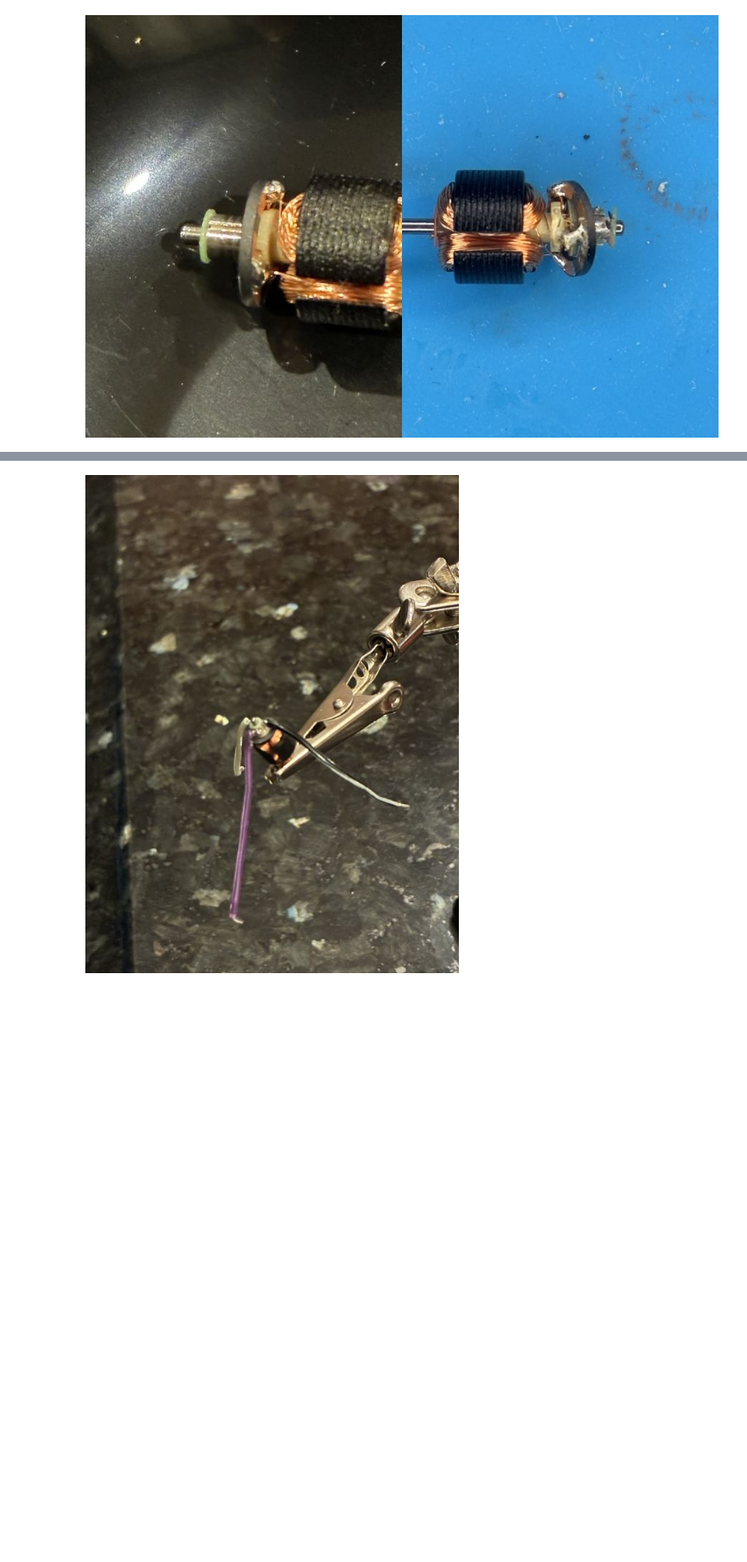
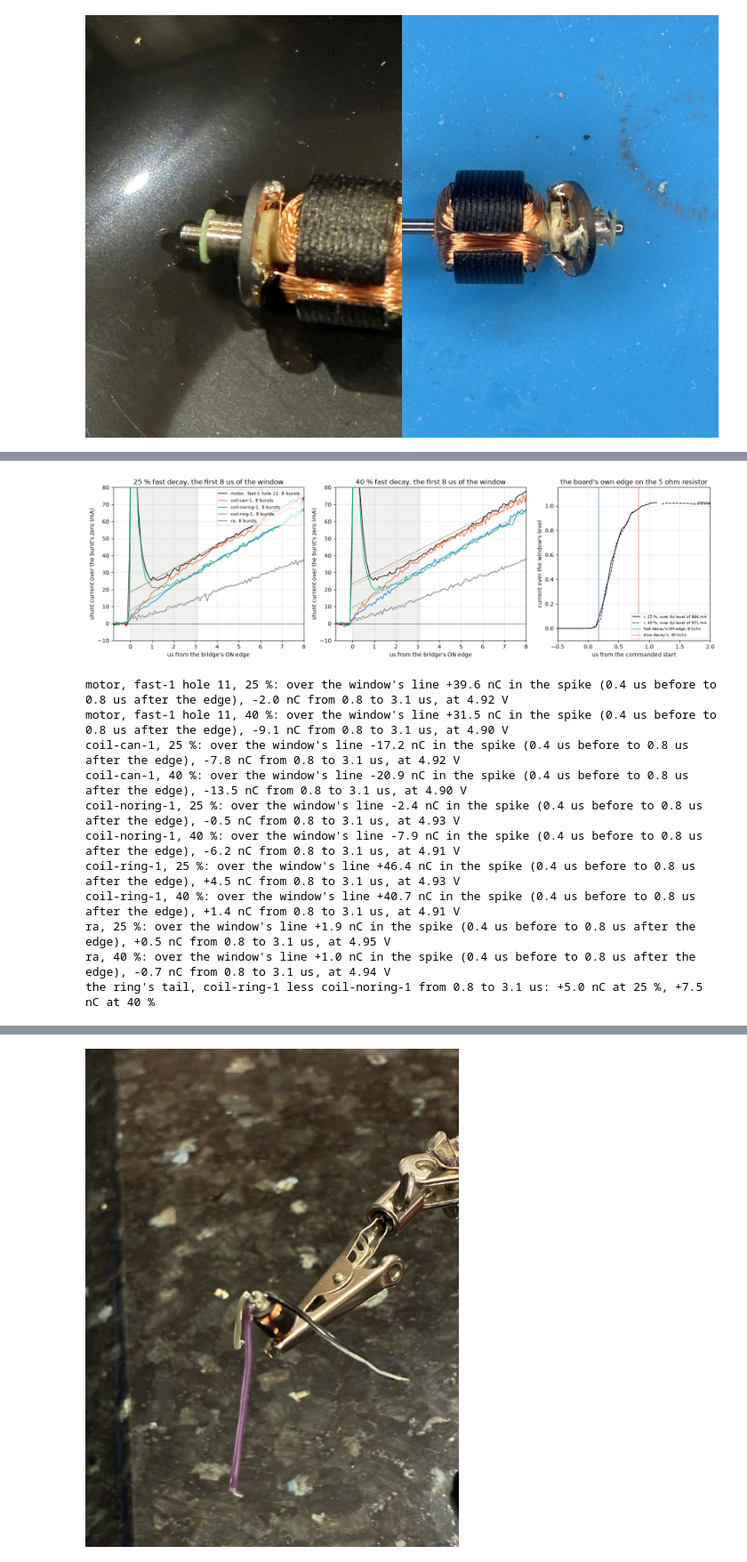
Before and after one commit to OpenServoCore/notebooks, a Jupyter notebook: stages/2-motor/teardown/teardown.ipynb, the cells around one changed output, grey strips where cells are left out. Shown at 89% size. Saved outputs shown, nothing was run; the diff lists cells and outputs as text; code cells hidden in the pictures; blank space fills up the shorter version.

```diff
--- a/stages/2-motor/teardown/teardown.ipynb
+++ b/stages/2-motor/teardown/teardown.ipynb
@@ -84,6 +100,8 @@ From stage 0 the thermocouple's correction. From stage 1 the current-scale and t
 TCPL = results.read("0-instruments", "thermocouple")                    # the thermocouple's offset and slope against ice and boiling water
 CS = results.read("1-board", "current-scale", pair=BOARD.key)           # counts per amp and the in-drive offset over the lap's own zero
 TC = results.read("1-board", "terminal-chain", pair=BOARD.key)          # counts per volt of tap difference and its offset
+ST = results.read("1-board", "sample-timing", pair=BOARD.key)           # the bridge's edge lags in slow decay
+BSR = results.read("1-board", "bridge-states", pair=BOARD.key)          # the resistor and inductor controls' DC R and L
 RR = results.read("2-motor", "rest-resistance", pair=MOTOR.key)         # the terminal resistance on the meter and at an amp
 IND = results.read("2-motor", "inductance", pair=MOTOR.key)             # the spike and the step at the ON edge
 BEMF = results.read("2-motor", "bemf-coast", pair=MOTOR.key)            # the reading term and the spinning edges
@@ -629,0 +1124,68 @@ The rotor was held by its shaft in a helping hand's clip with 1 to 2 mm of air b
+# %%
+LOOK = {"motor, fast-1 hole 11": INK, "coil-can-1": ORANGE, "coil-noring-1": BLUE, "coil-ring-1": "#1baf7a", "ra": MUTED}
+LOOK_FOLDS = {name: {p: data_fold(SETS[name] if name in SETS else CONTROLS[name], p) for p in (25, 40)} for name in LOOK}
+
+
+def window_line(f):
+    # the line through the window from about 3 us after the ON edge to 20 ticks before the OFF edge
+    on, off = -f["half"] + ON_LAG, f["half"] + OFF_LAG
+    sel = (f["x"] > on + 151) & (f["x"] < off - 20) & np.isfinite(f["y"])
+    return np.polyfit(f["x"][sel], f["y"][sel], 1)
+
+
+def charge(f, a, b):
+    # the fold over the window's line, summed over ticks a to b from the ON edge, in nC (mA x us)
+    on = -f["half"] + ON_LAG
+    ln = window_line(f)
+    sel = (f["x"] >= on + a) & (f["x"] < on + b) & np.isfinite(f["y"])
+    return float(np.sum(f["y"][sel] - np.polyval(ln, f["x"][sel])) * 4 / TPU)
+
+
+fig, ax = plt.subplots(1, 3, figsize=(16, 4.8), gridspec_kw={"width_ratios": [1, 1, 0.8]})
+for j, pct in enumerate((25, 40)):
+    for name, col in LOOK.items():
+        f = LOOK_FOLDS[name][pct]
+        on = -f["half"] + ON_LAG
+        t = (f["x"] - on) / TPU                                         # us from the bridge's ON edge
+        ok = np.isfinite(f["y"])
+        ax[j].plot(t[ok], f["y"][ok], "-", lw=1.3, color=col, label=f"{name}, {f['nb']} bursts")
+        tt = np.linspace(0, 8, 50)
+        ax[j].plot(tt, np.polyval(window_line(f), on + tt * TPU), ":", lw=1.1, color=col)   # the window's line read back to the edge
+    ax[j].axvspan(0, 150 / TPU, color=MUTED, alpha=0.12)
+    ax[j].axhline(0, color=INK, lw=0.5)
+    ax[j].set_xlim(-0.8, 8); ax[j].set_ylim(-10, 80)
+    ax[j].set_xlabel("us from the bridge's ON edge"); ax[j].set_ylabel("shunt current over the burst's zero (mA)")
+    ax[j].set_title(f"{pct} % fast decay, the first 8 us of the window"); ax[j].grid(alpha=0.3)
+ax[0].legend(fontsize=8, loc="upper right")
+for pct, ls in ((25, "-"), (40, "--")):
+    f = CAL_FOLDS[("r", pct)]
+    t = (f["x"] + f["half"]) / TPU                                      # us from the commanded start
+    level = np.nanmedian(f["y"][(f["x"] > -f["half"] + 150) & (f["x"] < f["half"] - 20)])
+    ax[2].plot(t, f["y"] / level, ls, lw=1.2, color=INK, label=f"r, {pct} %, over its level of {level:.0f} mA")
+ax[2].axvline(ON_LAG / TPU, color=BLUE, lw=1, label=f"fast decay's ON edge, {ON_LAG} ticks")
+ax[2].axvline(SLOW_ON_LAG / TPU, color=ORANGE, lw=1, label=f"slow decay's, {SLOW_ON_LAG:.0f} ticks")
+ax[2].set_xlim(-0.5, 2); ax[2].set_ylim(-0.1, 1.15)
+ax[2].set_xlabel("us from the commanded start"); ax[2].set_ylabel("current over the window's level")
+ax[2].set_title("the board's own edge on the 5 ohm resistor"); ax[2].legend(fontsize=7, loc="lower right"); ax[2].grid(alpha=0.3)
+plt.tight_layout(); plt.show()
+
+Q = pd.DataFrame([{"set": name, "pct": pct, "spike_nc": charge(LOOK_FOLDS[name][pct], -20, 40), "tail_nc": charge(LOOK_FOLDS[name][pct], 40, 150),
+                   "v_on": LOOK_FOLDS[name][pct]["v_on"]} for name in LOOK for pct in (25, 40)]).set_index(["set", "pct"])
+for (name, pct), r in Q.iterrows():
+    print(f"{name}, {pct} %: over the window's line {r['spike_nc']:+.1f} nC in the spike (0.4 us before to 0.8 us after the edge), "
+          f"{r['tail_nc']:+.1f} nC from 0.8 to 3.1 us, at {r['v_on']:.2f} V")
+RING_TAIL = {p: Q.loc[("coil-ring-1", p), "tail_nc"] - Q.loc[("coil-noring-1", p), "tail_nc"] for p in (25, 40)}
+print("the ring's tail, coil-ring-1 less coil-noring-1 from 0.8 to 3.1 us:", ", ".join(f"{v:+.1f} nC at {p} %" for p, v in RING_TAIL.items()))
+# %% [output]
+[figure, added]
+motor, fast-1 hole 11, 25 %: over the window's line +39.6 nC in the spike (0.4 us before to 0.8 us after the edge), -2.0 nC from 0.8 to 3.1 us, at 4.92 V
+motor, fast-1 hole 11, 40 %: over the window's line +31.5 nC in the spike (0.4 us before to 0.8 us after the edge), -9.1 nC from 0.8 to 3.1 us, at 4.90 V
+coil-can-1, 25 %: over the window's line -17.2 nC in the spike (0.4 us before to 0.8 us after the edge), -7.8 nC from 0.8 to 3.1 us, at 4.92 V
+coil-can-1, 40 %: over the window's line -20.9 nC in the spike (0.4 us before to 0.8 us after the edge), -13.5 nC from 0.8 to 3.1 us, at 4.90 V
+coil-noring-1, 25 %: over the window's line -2.4 nC in the spike (0.4 us before to 0.8 us after the edge), -0.5 nC from 0.8 to 3.1 us, at 4.93 V
+coil-noring-1, 40 %: over the window's line -7.9 nC in the spike (0.4 us before to 0.8 us after the edge), -6.2 nC from 0.8 to 3.1 us, at 4.91 V
+coil-ring-1, 25 %: over the window's line +46.4 nC in the spike (0.4 us before to 0.8 us after the edge), +4.5 nC from 0.8 to 3.1 us, at 4.93 V
+coil-ring-1, 40 %: over the window's line +40.7 nC in the spike (0.4 us before to 0.8 us after the edge), +1.4 nC from 0.8 to 3.1 us, at 4.91 V
+ra, 25 %: over the window's line +1.9 nC in the spike (0.4 us before to 0.8 us after the edge), +0.5 nC from 0.8 to 3.1 us, at 4.95 V
+ra, 40 %: over the window's line +1.0 nC in the spike (0.4 us before to 0.8 us after the edge), -0.7 nC from 0.8 to 3.1 us, at 4.94 V
+the ring's tail, coil-ring-1 less coil-noring-1 from 0.8 to 3.1 us: +5.0 nC at 25 %, +7.5 nC at 40 %
```
Also changed, not shown: parts of 45 cells of this notebook, 1 other file.
